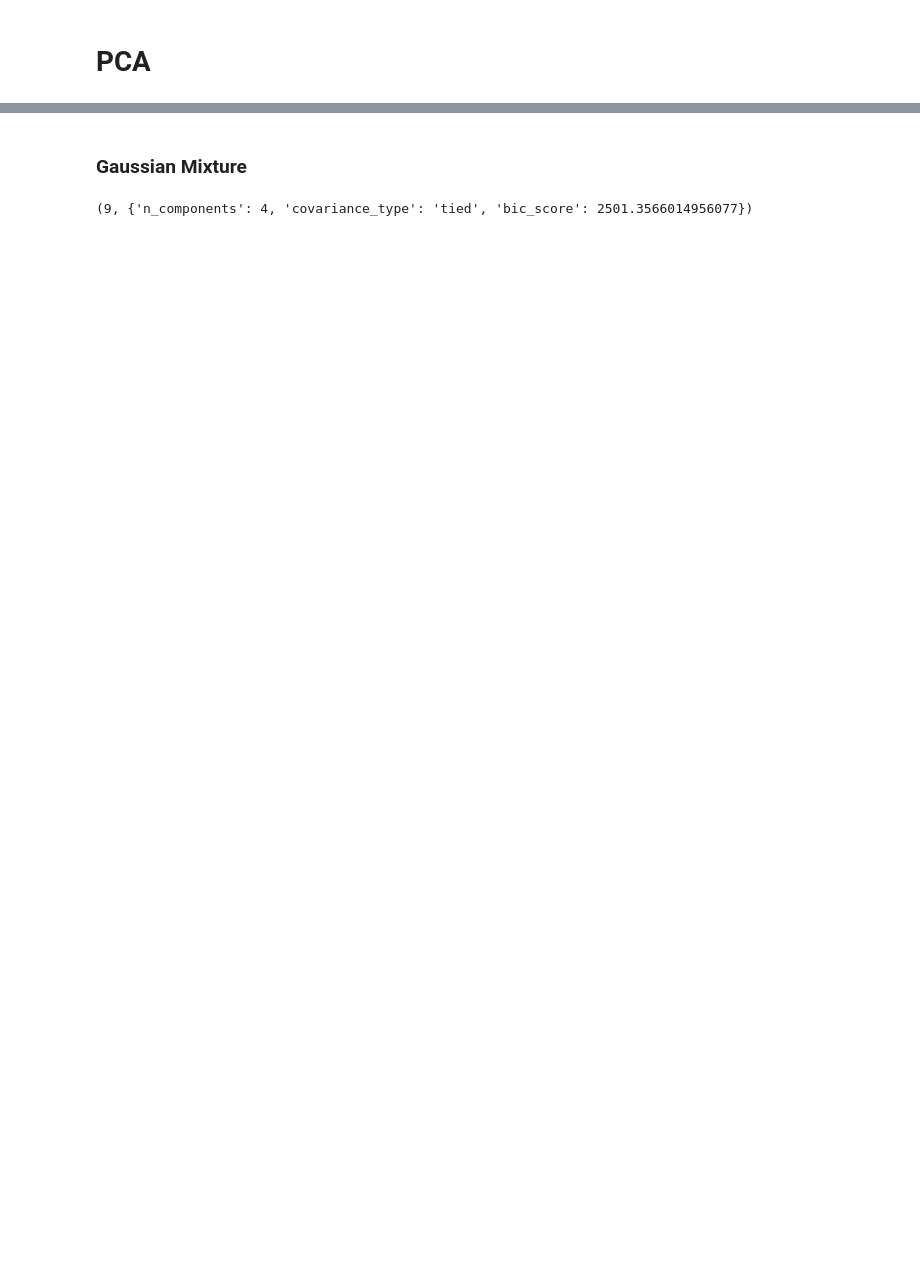
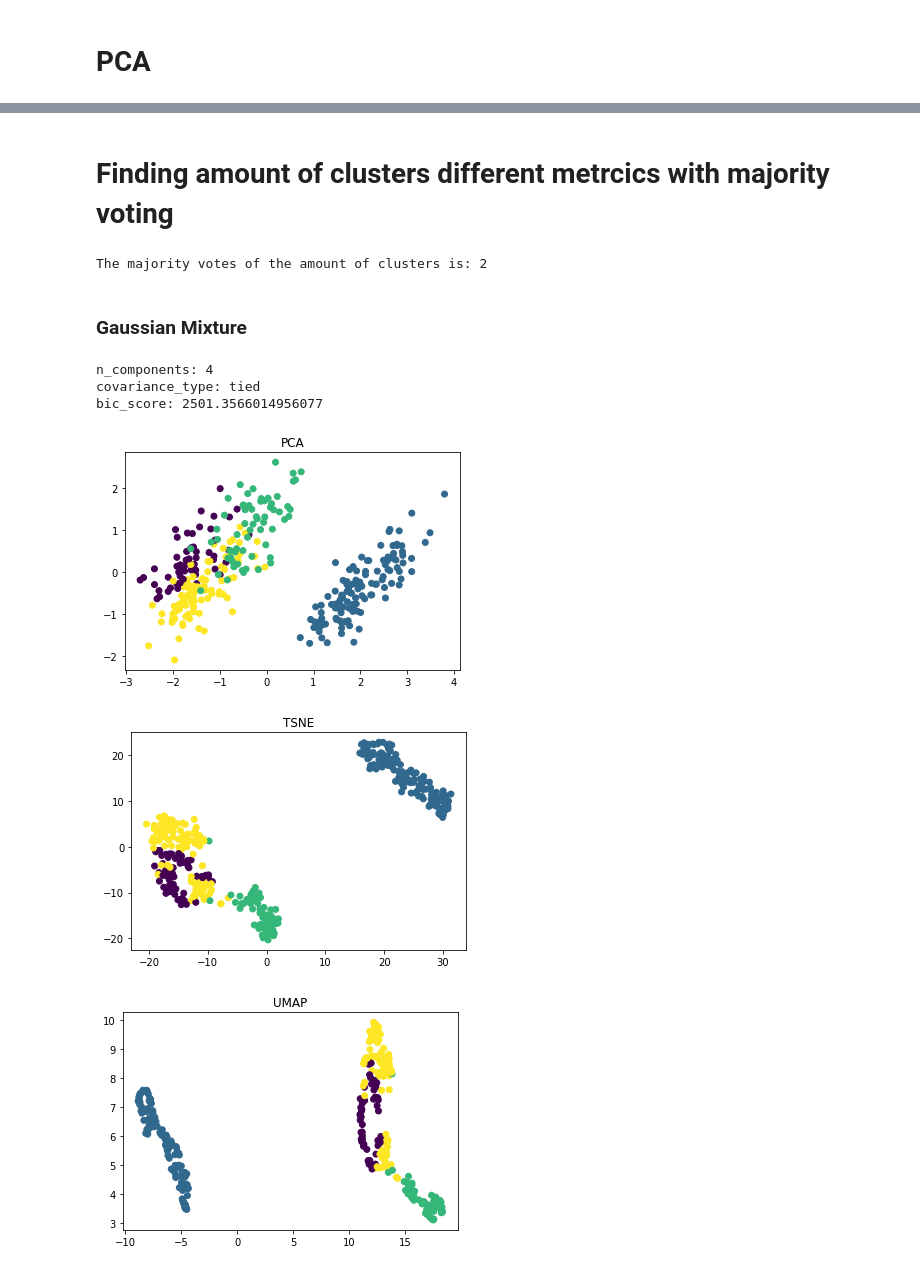
Before and after one commit to AntonMaxen/applied-ai, a Jupyter notebook: assignment_2/clustering_vg.ipynb, the cells around one changed output, grey strips where cells are left out. Saved outputs shown, nothing was run; the diff lists cells and outputs as text; code cells hidden in the pictures; blank space fills up the shorter version.

Commit message:
Clustering VG and fixed regressoin minor thing

```diff
--- a/assignment_2/clustering_vg.ipynb
+++ b/assignment_2/clustering_vg.ipynb
@@ -51,3 +48,0 @@ X_umap_embedded.shape
-# %%
-x, y = X_umap_embedded[:, 0], X_umap_embedded[:, 1]
-plt.scatter(x, y)
@@ -108,10 +60,47 @@ The amount of clusters according to silhouette coefficient: 2
+# %% [markdown]
+# Finding amount of clusters different metrcics with majority voting
+# %%
+# initialize best amount of clusters for the majority vote.
+def majority_n_clusters(models, cluster_range, x):
+    x = x.copy()
+    labels = [model.predict(x) for model in models]
+    inertias = [model.inertia_ for model in models]
+
+    # elbow
+    kn = KneeLocator(cluster_range, inertias, curve='convex', direction='decreasing')
+    amount_clusters_elbow = kn.knee
+
+    # Silhouette Coefficient
+    sil_scores = [silhouette_score(x, label) for label in labels]
+    sil_scores = list(zip(cluster_range, sil_scores))
+    sil_scores = sorted(sil_scores, key=lambda x: x[1], reverse=True)
+    amount_clusters_silhouette = sil_scores[0][0]
+
+    # davies_bouldin_score
+    db_scores = [davies_bouldin_score(x, label) for label in labels]
+    db_scores = list(zip(cluster_range, db_scores))
+    db_scores = sorted(db_scores, key=lambda x: x[1], reverse=False)
+    amount_clusters_db = db_scores[0][0]
+
+    majority_vote = pd.Series([amount_clusters_elbow, amount_clusters_silhouette, amount_clusters_db]).value_counts().keys()[0]
+
+    return majority_vote
+
+cluster_range = list(range(2, 20))
+kmeans_models = [KMeans(n_clusters=i, init='k-means++', random_state=42).fit(scaled_df) for i in cluster_range]
+kmean_majority = majority_n_clusters(kmeans_models, cluster_range, scaled_df)
+print(f'The majority votes of the amount of clusters is: {kmean_majority}')
+# %% [output]
+The majority votes of the amount of clusters is: 2
 # %% [markdown]
 ### Gaussian Mixture
 # %%
 from itertools import product
 from tqdm import tqdm
+X = scaled_df.copy()
+#X = cluster_df.copy()
 co_variance_types = ['full', 'tied', 'diag', 'spherical']
-variations = product(range(2, 20), co_variance_types)
+variations = product(range(1, 30), co_variance_types)
 model_variants = []
 for n_components, co_type in tqdm(variations):
     gm = GaussianMixture(n_components=n_components, covariance_type=co_type, random_state=42)
@@ -129,10 +118,26 @@ indexed_modelvariants = list(zip(range(len(model_variants)), model_variants))
 indexed_modelvariants = sorted(indexed_modelvariants, key=lambda x: x[1]['bic_score'])
 
 best_model_variation = indexed_modelvariants[0]
-print(best_model_variation)
+for k, v in best_model_variation[1].items():
+    print(f'{k}: {v}')
 # %% [output]
-(9, {'n_components': 4, 'covariance_type': 'tied', 'bic_score': 2501.3566014956077})
+n_components: 4
+covariance_type: tied
+bic_score: 2501.3566014956077
 # %%
 gm = GaussianMixture(n_components=best_model_variation[1]['n_components'], covariance_type=best_model_variation[1]['covariance_type'], random_state=42)
 gm.fit(X)
 labels = gm.predict(X)
+plt.title('PCA')
+plt.scatter(X_pca_embedded[:, 0], X_pca_embedded[:, 1], c=labels)
+plt.show()
+plt.title('TSNE')
+plt.scatter(X_tsne_embedded[:, 0], X_tsne_embedded[:, 1], c=labels)
+plt.show()
+plt.title('UMAP')
+plt.scatter(X_umap_embedded[:, 0], X_umap_embedded[:, 1], c=labels)
+plt.show()
+# %% [output]
+[figure, added]
+[figure, added]
+[figure, added]
```
Also changed, not shown: parts of 24 cells of this notebook, 1 other file.
